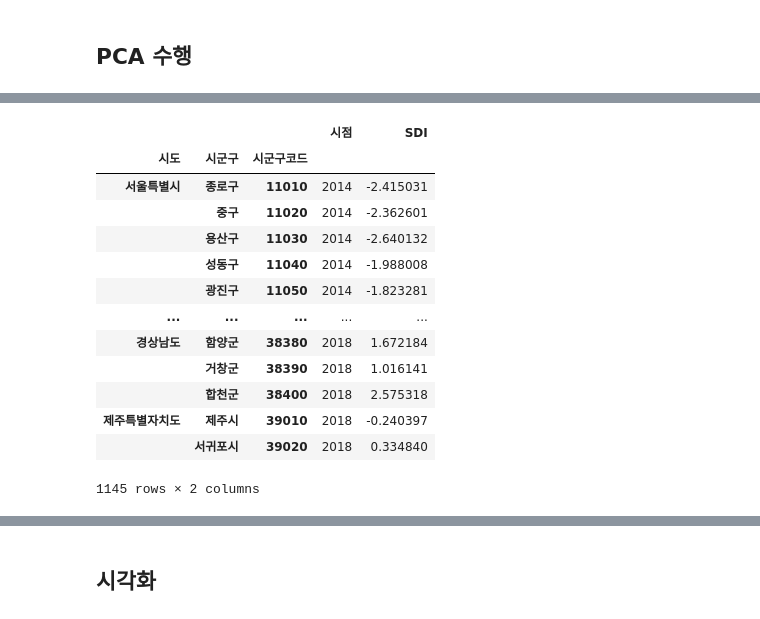
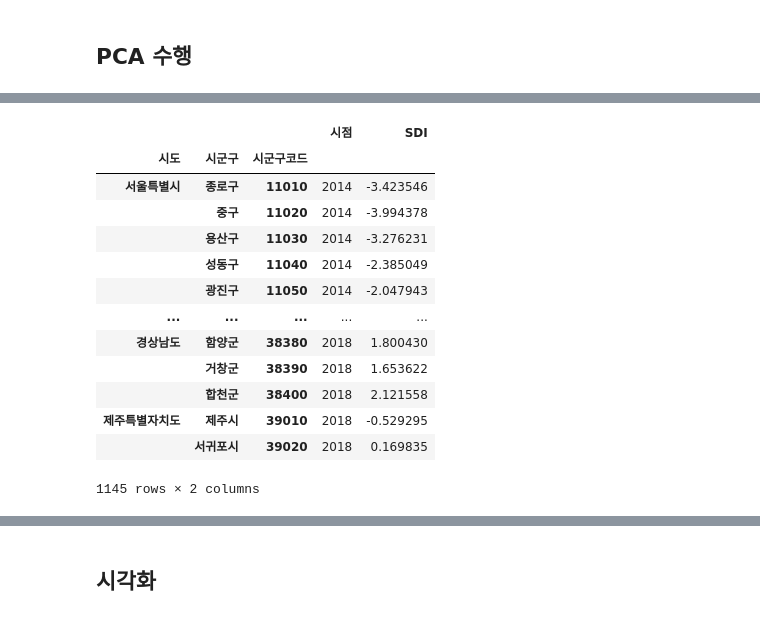
Before and after one commit to kankang-woojin/lib_sdi, a Jupyter notebook: ipynb/1_independent_variable(SDI).ipynb, the cells around one changed output, grey strips where cells are left out. Saved outputs shown, nothing was run; the diff lists cells and outputs as text; code cells hidden in the pictures.

```diff
--- a/ipynb/1_independent_variable(SDI).ipynb
+++ b/ipynb/1_independent_variable(SDI).ipynb
@@ -303,0 +346,29 @@ Index(['시도코드', '시군구코드', '행정구역', '시도', '시군구',
+# %%
+housing = pd.read_excel('../data/1/housing/House.xlsx')
+housing = housing.rename(columns={'SGG 시군구별':'시군구',
+ 'TIME 시점':'시점',
+ 'HO10 계':'계',
+ 'HO20 주택소유':'주택소유',
+ 'HO21 1건 소유':'1건 소유',
+ 'HO22 2건 소유':'2건 소유',
+ 'HO23 3건 이상 소유':'3건 이상 소유',
+ 'HO30 무주택':'무주택'})
+housing['시군구코드'] = housing['시군구'].apply(lambda x: x.split(' ')[0].strip())
+housing['시군구'] = housing['시군구'].apply(lambda x: x.split(' ')[1].strip())
+housing['시점'] = housing['시점'].apply(lambda x: int(x.split(' ')[1].strip()))
+
+housing14 = housing.loc[housing['시점']==2016, ].copy()
+housing14['시점'] = 2014
+housing15 = housing.loc[housing['시점']==2016, ].copy()
+housing15['시점'] = 2015
+
+housing = pd.concat([housing,housing14,housing15], axis=0)
+
+housing['시군구'] = housing.apply(lambda x: change_sgg_data[x['시군구코드']]['시군구'] if x['시군구코드'] in change_sgg_data else x['시군구'], axis=1)
+housing['시군구코드'] = housing.apply(lambda x: change_sgg_data[x['시군구코드']]['시군구코드'] if x['시군구코드'] in change_sgg_data else x['시군구코드'], axis=1)
+housing['시도'] =  housing.apply(lambda x: sido_cd_nm[x['시군구코드'][:2]], axis=1)
+housing['주택소유비율'] = (housing['주택소유']) / housing['계'] * 100
+
+housing = housing.reset_index().drop(columns=['index','계', '주택소유', '1건 소유', '2건 소유', '3건 이상 소유', '무주택'])
+housing = housing[['시군구코드','시도','시군구','시점','주택소유비율']]
+housing
@@ -305,8 +399,10 @@ Index(['시도코드', '시군구코드', '행정구역', '시도', '시군구',
 ## 데이터 통합
 # %%
 merged_con_var_df = pd.merge(income_new[['행정구역','시도','시군구','시점','소득월액']], edu_15[['시군구코드', '행정구역', '시도', '시군구', '학사 학위 이상 소지자 비율']], on=['행정구역', '시도', '시군구'], how='inner')
-merged_con_var_df = pd.merge(merged_con_var_df, metabolic[['시점','시도','시군구','대사증후군(3~5개)_미만_종합 비율']], on=['시도', '시군구', '시점'], how='inner' )
-merged_con_var_df = pd.merge(merged_con_var_df, house_15[['시군구코드', '행정구역','시도','시군구','온수시설_있음_비율']], on=['시군구코드', '행정구역','시도','시군구'], how='inner' )
+merged_con_var_df = pd.merge(merged_con_var_df, eq5d, on=['시도', '시군구', '시점'], how='inner' )
+merged_con_var_df = pd.merge(merged_con_var_df, housing, on=['시군구코드', '시도', '시군구', '시점'], how='inner' )
+
+#merged_con_var_df = pd.merge(merged_con_var_df, house_15[['시군구코드', '행정구역','시도','시군구','온수시설_있음_비율']], on=['시군구코드', '행정구역','시도','시군구'], how='inner' )
 
 merged_con_var_df
 # %% [output]
@@ -326,8 +422,8 @@ merged_con_var_df
 # %%
 rename_clmns = {'학사 학위 이상 소지자 비율':'Education',
                 '소득월액':'Income',
-                '대사증후군(3~5개)_미만_종합 비율': 'Health',
-                '온수시설_있음_비율': 'Housing'
+                'EQ5D': 'Health',
+                '주택소유비율': 'Housing',
                }
 
 merged_con_var_df = merged_con_var_df.rename(columns=rename_clmns)
@@ -412,45 +512,45 @@ for year in range(2014, 2019):
     plt.xticks(np.arange(0, len(y), step=1)) #change from 0-based array index to 1-based human-readable label
     plt.ylabel('Cumulative variance (%)')
     plt.title('The number of components needed to explain variance')
-    plt.axhline(y=0.60, color='red', linestyle='-', alpha=0.8)
-    plt.text(0.2, 0.55, '60% cut-off threshold', color = 'red', fontsize=10)
+    plt.axhline(y=0.40, color='red', linestyle='-', alpha=0.8)
+    plt.text(0.2, 0.35, '40% cut-off threshold', color = 'red', fontsize=10)
     ax.grid(axis='x')
 
     plt.savefig(f'../img/1/pca/{str(year)}.png')
     plt.close()
 
     ## PCA 실행
     pca = PCA(n_components=1) # 주성분을 몇개로 할지 결정
 
     x = scale_df #스케일링 scale_df
 
     printcipalComponents = pca.fit_transform(x)
 
     # 주성분으로 이루어진 데이터 프레임 구성
     ## First Component == Social Deprivation Index
     principalDf = pd.DataFrame(data=printcipalComponents, columns = ['SDI'], index=indicators.index)
     principalDf['SDI'] = principalDf['SDI']* -1 # 박탈지수니까 -1로 해서 박탈적일 수로 큰 수로 변환
     sdi_df = indicators.join(principalDf)
     sdi_df['시점'] = year
 
     sdi_df_list.append(sdi_df)
 
 sdi_dfs = pd.concat(sdi_df_list)
 sdi_dfs = sdi_dfs[['시점','SDI']]
 
 sdi_dfs
 # %% [output]
 |  |  |  | 시점 | SDI |
 | 시도 | 시군구 | 시군구코드 |  |  |
-| 서울특별시 | 종로구 | 11010 | 2014 | -2.415031 |
-|  | 중구 | 11020 | 2014 | -2.362601 |
-|  | 용산구 | 11030 | 2014 | -2.640132 |
-|  | 성동구 | 11040 | 2014 | -1.988008 |
-|  | 광진구 | 11050 | 2014 | -1.823281 |
+| 서울특별시 | 종로구 | 11010 | 2014 | -3.423546 |
+|  | 중구 | 11020 | 2014 | -3.994378 |
+|  | 용산구 | 11030 | 2014 | -3.276231 |
+|  | 성동구 | 11040 | 2014 | -2.385049 |
+|  | 광진구 | 11050 | 2014 | -2.047943 |
 | ... | ... | ... | ... | ... |
-| 경상남도 | 함양군 | 38380 | 2018 | 1.672184 |
-|  | 거창군 | 38390 | 2018 | 1.016141 |
-|  | 합천군 | 38400 | 2018 | 2.575318 |
-| 제주특별자치도 | 제주시 | 39010 | 2018 | -0.240397 |
-|  | 서귀포시 | 39020 | 2018 | 0.334840 |
+| 경상남도 | 함양군 | 38380 | 2018 | 1.800430 |
+|  | 거창군 | 38390 | 2018 | 1.653622 |
+|  | 합천군 | 38400 | 2018 | 2.121558 |
+| 제주특별자치도 | 제주시 | 39010 | 2018 | -0.529295 |
+|  | 서귀포시 | 39020 | 2018 | 0.169835 |
 1145 rows × 2 columns
```
Also changed, not shown: parts of 35 cells of this notebook, 26 other files.
